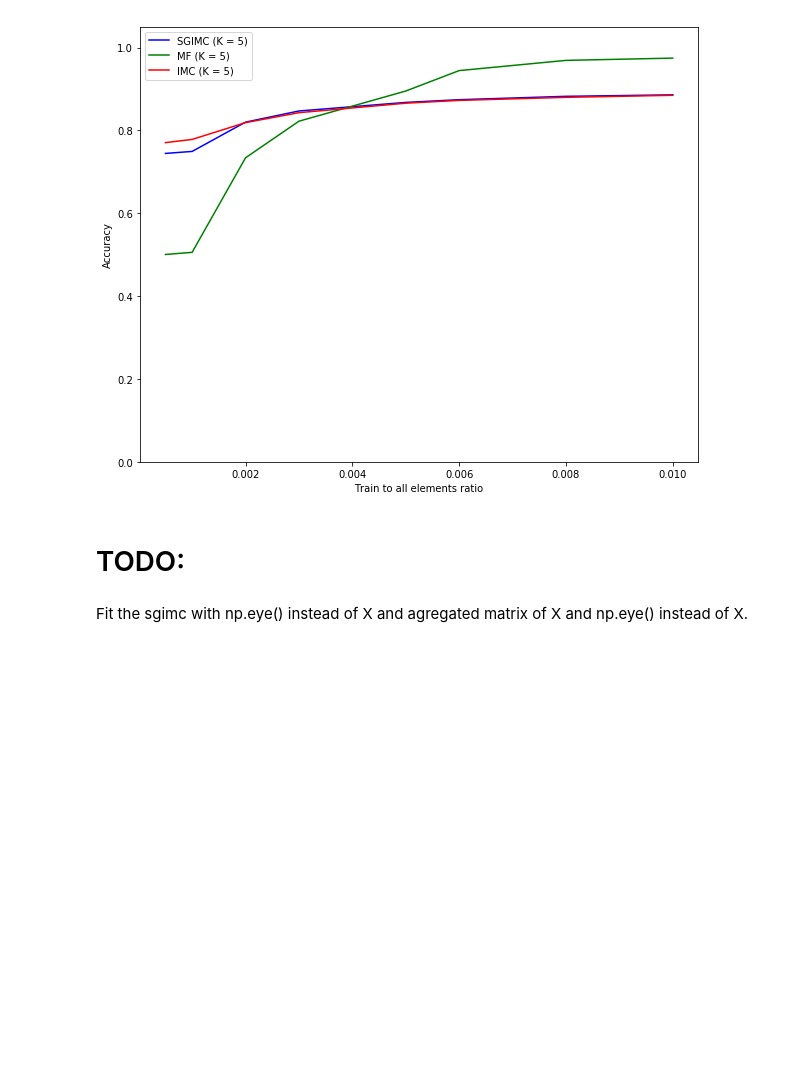
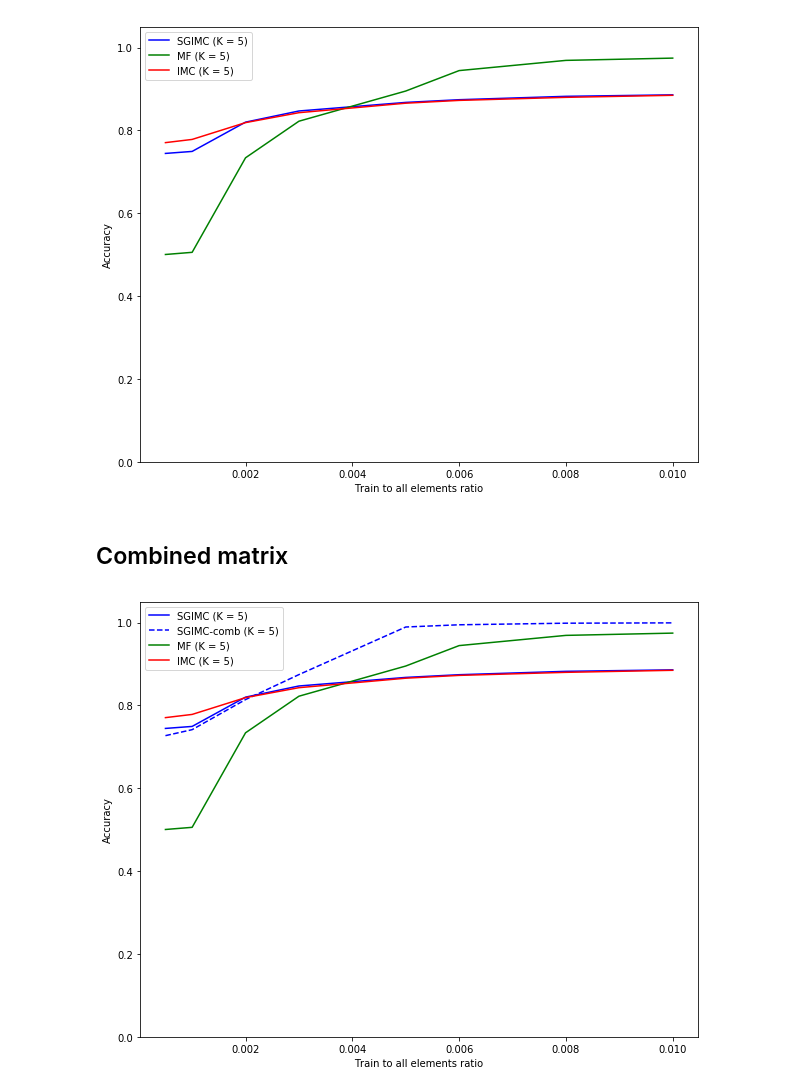
Before and after one commit to premolab/SGIMC, a Jupyter notebook: experiments/Covtype.ipynb, the cells around one changed output. Drawn from its saved outputs; the diff is of its cells as text; code cells hidden in the pictures; blank space fills up the shorter version.

```diff
--- a/experiments/Covtype.ipynb
+++ b/experiments/Covtype.ipynb
@@ -138,7 +140,5 @@ plt.legend()
 plt.show()
 # %% [output]
 [figure]
-# %% [markdown]
-# TODO:
-# %% [markdown]
-Fit the sgimc with np.eye() instead of X and agregated matrix of X and np.eye() instead of X.
+# %% [markdown]
+## Combined matrix
@@ -144,0 +196,20 @@ Fit the sgimc with np.eye() instead of X and agregated matrix of X and np.eye()
+# %%
+accuracies_sgimc = np.load(exp_path + 'results_sgimc_accuracies.npy')
+accuracies_sgimc_comb = np.load(exp_path + 'results_sgimc_accuracies_comb.npy')
+accuracies_mf = np.load(exp_path + 'results_mf_accuracies.npy')
+accuracies_imc = np.load(exp_path + 'results_imc_accuracies.npy')
+
+plt.figure(figsize=(10,8))
+plt.plot(elements, accuracies_sgimc, 'b-', label='SGIMC (K = 5)')
+plt.plot(elements, accuracies_sgimc_comb, 'b--', label='SGIMC-comb (K = 5)')
+plt.plot(elements, accuracies_mf, 'g-', label='MF (K = 5)')
+plt.plot(elements, accuracies_imc, 'r-', label='IMC (K = 5)')
+plt.ylim((0,1.05))
+
+plt.xlabel('Train to all elements ratio')
+plt.ylabel('Accuracy')
+plt.legend()
+
+plt.show()
+# %% [output]
+[figure, added]
```
Also changed, not shown: parts of 5 cells of this notebook.
